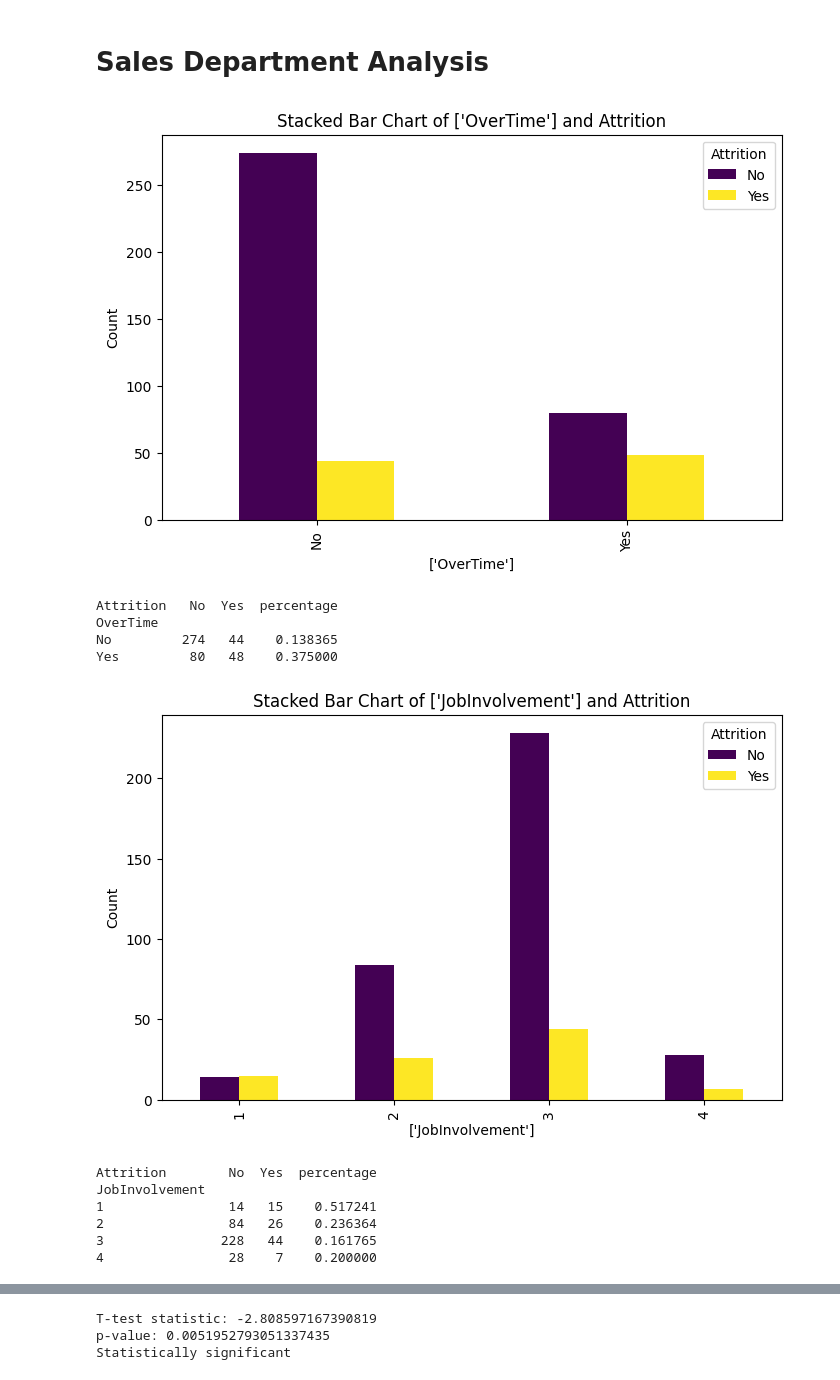
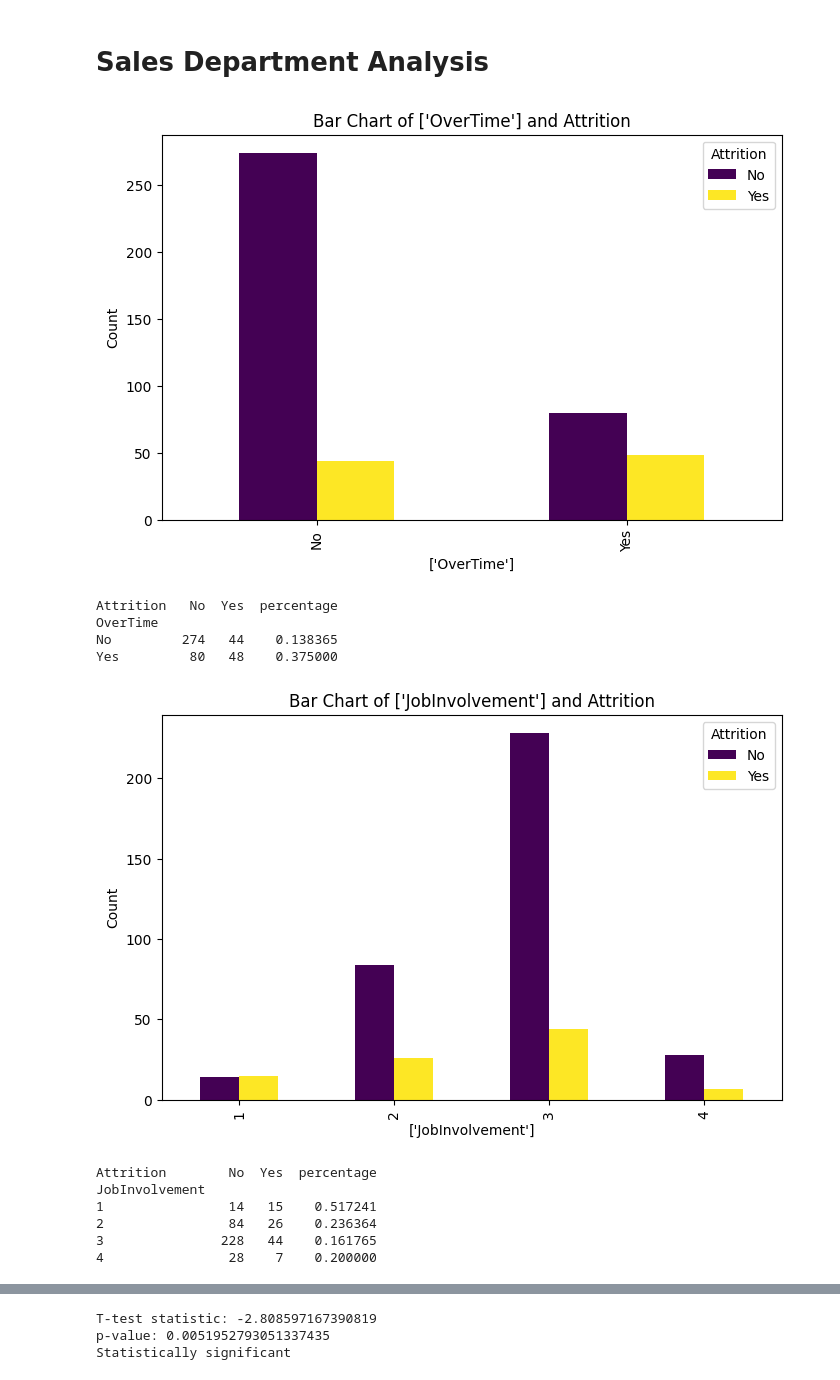
Before and after one commit to kminsen/employee_attrition, a Jupyter notebook: eda.ipynb, the cells around one changed output, grey strips where cells are left out. Drawn from its saved outputs; the diff is of its cells as text; code cells hidden in the pictures.

```diff
--- a/eda.ipynb
+++ b/eda.ipynb
@@ -92,7 +93,7 @@ df['MaritalStatus'].name
 def plot_bar(list,target):
     table = pd.crosstab([*list],target)
     table.plot(kind='bar', figsize=(8, 5), colormap='viridis')
-    plt.title(f'Stacked Bar Chart of {[x.name for x in list]} and Attrition')
+    plt.title(f'Bar Chart of {[x.name for x in list]} and Attrition')
     plt.xlabel(f'{[x.name for x in list]}')
     plt.ylabel('Count')
     plt.show()
@@ -244,18 +330,15 @@ target = sales_df['Attrition']
 # %%
 # Overtime in Sales Department is a contributing factor to employee attrition
 
 plot_bar([sales_df['OverTime']],target)
 plot_bar([sales_df['JobInvolvement']],target)
-plot_bar([sales_df['OverTime'],sales_df['JobInvolvement']],target)
-
-chi2test(sales_df,'JobInvolvement','Attrition')
 # %% [output]
-[figure, old version]
+[figure, new version]
 Attrition   No  Yes  percentage
 OverTime
 No         274   44    0.138365
 Yes         80   48    0.375000
-[figure, old version]
+[figure, new version]
 Attrition        No  Yes  percentage
 JobInvolvement
 1                14   15    0.517241
```
Also changed, not shown: parts of 40 cells of this notebook, 1 other file.
